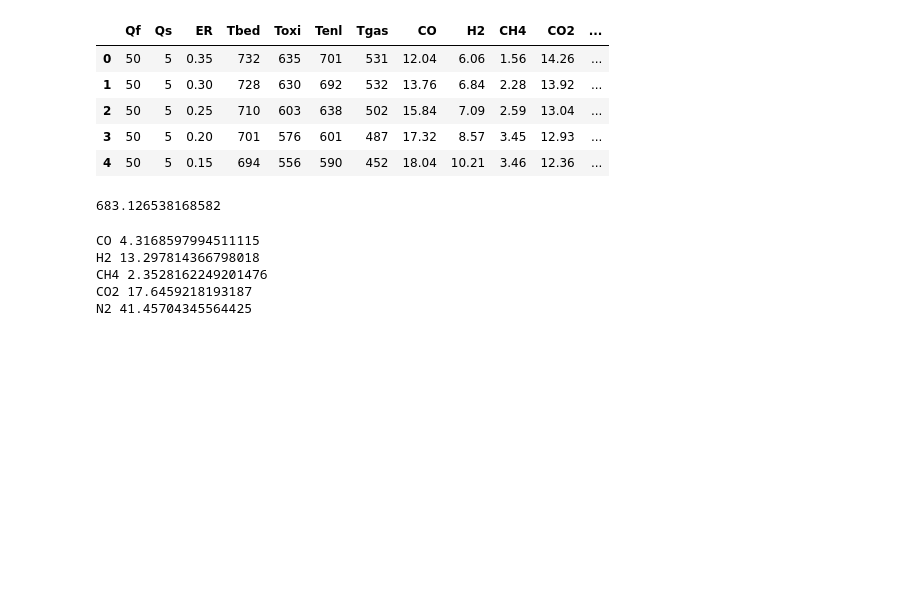
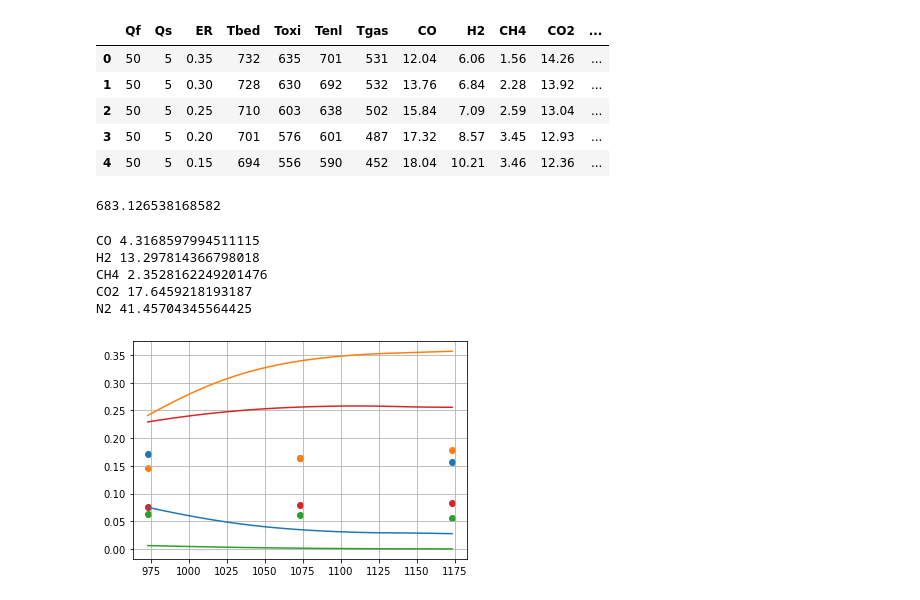
Before and after one commit to jubaldi/gasification, a Jupyter notebook: validation.ipynb, the cells around one changed output. Cells and saved outputs as stored; diff of their text form; code cells hidden in the pictures; blank space fills up the shorter version.

```diff
--- a/validation.ipynb
+++ b/validation.ipynb
@@ -71,14 +53,38 @@ CH4 2.3528162249201476
 CO2 17.6459218193187
 N2 41.45704345564425
 # %%
+fuelID = 'GuoCorn'
 T = np.array([700, 800, 900]) # °C
 T = T + 273.15 # K
 ER = 0.21 # constant
+moist = 0
 species = ['CO2', 'CO', 'CH4', 'H2']
 experimental = np.array([[17.1, 14.7, 6.36, 7.58],
                          [16.5, 16.4, 6.07, 7.97],
                          [15.7, 17.8, 5.60, 8.35]]) # %
 experimental = experimental/100 # fraction
-Tl = np.linspace(T[0], T[-1], 100)
-for t in Tl:
+Tl = np.linspace(T[0], T[-1], 100) # K
+CO2l = np.zeros_like(Tl)
+COl = np.zeros_like(Tl)
+CH4l = np.zeros_like(Tl)
+H2l = np.zeros_like(Tl)
+for i, t in enumerate(Tl):
     report = g.gasifier(fuelID, T=t, air=ER, species=species)
+    CO2l[i] = report['CO2']
+    COl[i] = report['CO']
+    CH4l[i] = report['CH4']
+    H2l[i] = report['H2']
+
+plt.plot(Tl, CO2l, label='CO2')
+plt.plot(Tl, COl, label='CO')
+plt.plot(Tl, CH4l, label='CH4')
+plt.plot(Tl, H2l, label='H2')
+plt.scatter(T, experimental[:,0], label='CO2 exp')
+plt.scatter(T, experimental[:,1], label='CO exp')
+plt.scatter(T, experimental[:,2], label='CH4 exp')
+plt.scatter(T, experimental[:,3], label='H2 exp')
+plt.grid()
+plt.savefig("results.png")
+plt.show()
+# %% [output]
+[figure, added]
```
Also changed, not shown: parts of 3 cells of this notebook, 4 other files.
